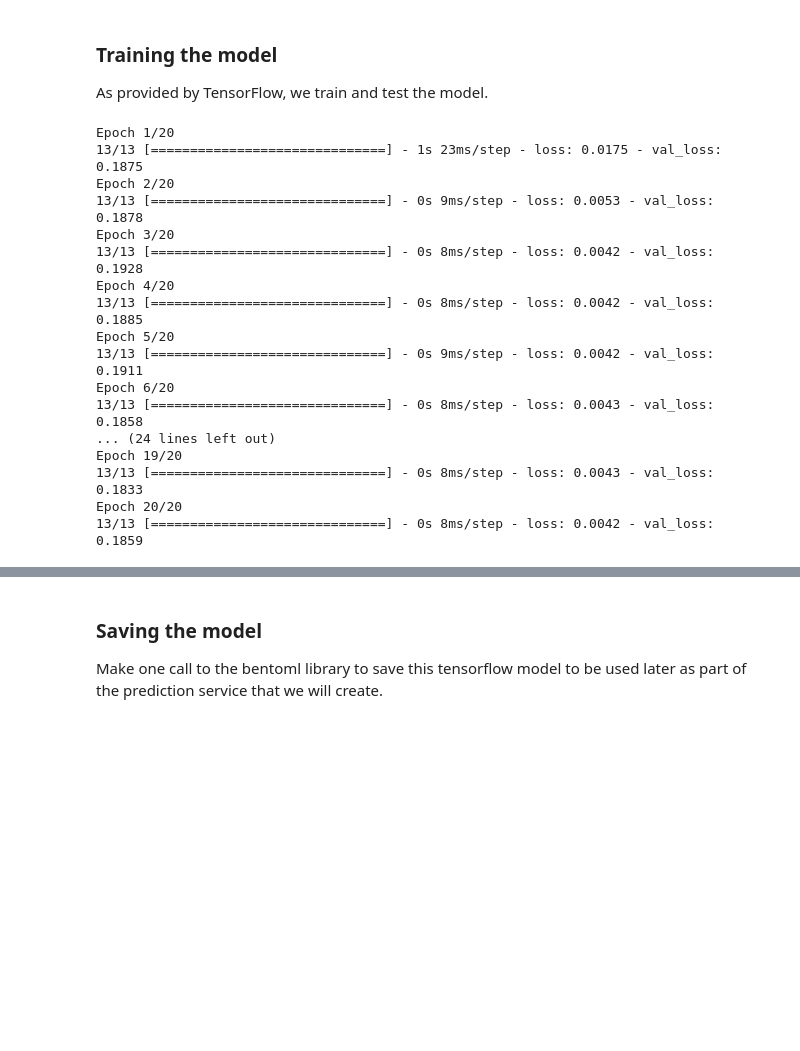
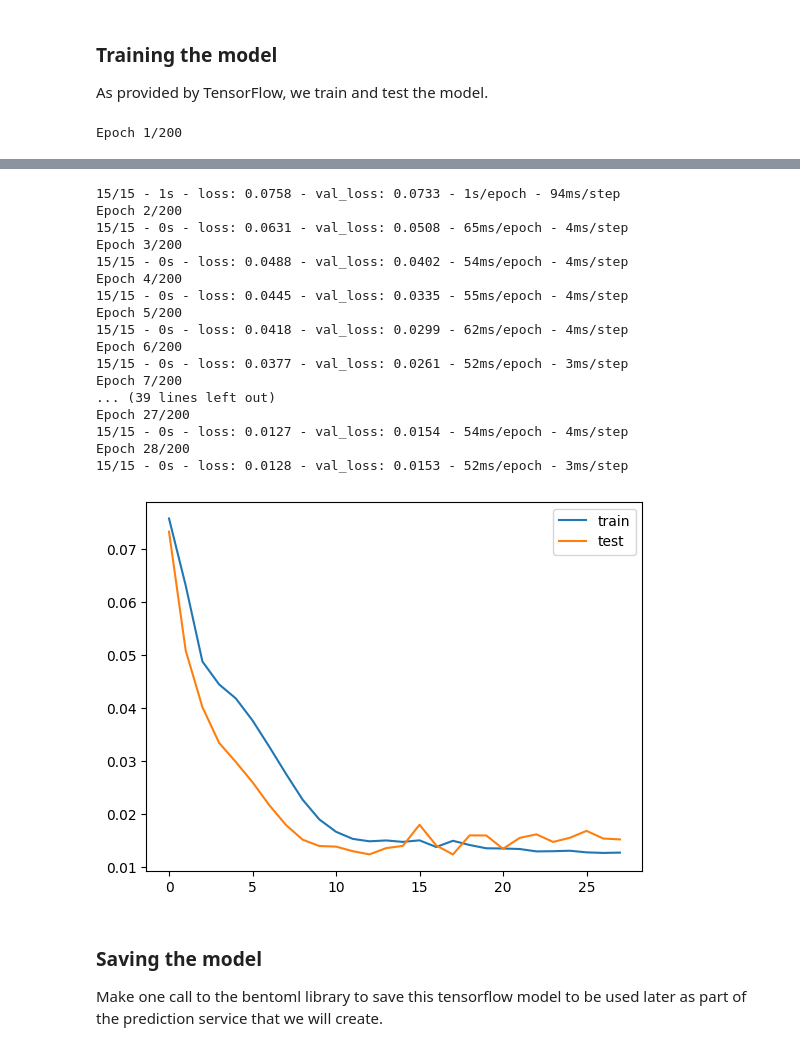
Before and after one commit to domgri/b_exercise, a Jupyter notebook: BentoML/tutorial.ipynb, the cells around one changed output, grey strips where cells are left out. Saved outputs shown, nothing was run; the diff lists cells and outputs as text; code cells hidden in the pictures; blank space fills up the shorter version.

Commit message:
update model and documentation

```diff
--- a/BentoML/tutorial.ipynb
+++ b/BentoML/tutorial.ipynb
@@ -122,17 +107,16 @@ testX = np.reshape(testX, (testX.shape[0],look_back, len(df.columns)))
 # %% [markdown]
 ## Define the model
 # %%
-n_forecast = 31
+n_forecast = 30
 num_features = 1
 
 class MyModel(Model):
     def __init__(self):
         super(MyModel, self).__init__()
         self.lstm = LSTM(32, return_sequences=False)
-        self.dense = Dense(n_forecast*num_features, kernel_initializer=tf.initializers.zeros())
+        self.dense = Dense(n_forecast*num_features)
         self.reshape = Reshape([n_forecast, num_features])
 
-    @tf.function(input_signature=[tf.TensorSpec([None, n_forecast, trainX.shape[2]], tf.float32)])
     def call(self, x):
         x = self.lstm(x)
         x = self.dense(x)
@@ -150,36 +134,18 @@ Then we initialize some simple tensorflow helper functions and create the traini
 
 As provided by TensorFlow, we train and test the model.
 # %%
-# TODO: include validation
+# stop earlier to avoid overfitting
+early_stopping = tf.keras.callbacks.EarlyStopping(monitor='val_loss',
+                                                    patience=10,
+                                                    mode='min')
 
-history = model.fit(
-    trainX,
-    trainY,
-    batch_size=64,
-    epochs=20,
-    validation_split=0.33,
-    # # We pass some validation for
-    # # monitoring validation loss and metrics
-    # # at the end of each epoch
-    # validation_data=(x_val, y_val),
-)
-
-#history= model.fit(trainX, trainY,validation_split=0.33, epochs=5, batch_size=32)
+# fit network
+history = model.fit(train_X, train_y, epochs=200, batch_size=100,
+    validation_data=(test_X, test_y), verbose=2, shuffle=False, callbacks=[early_stopping])
+# plot history
+pyplot.plot(history.history['loss'], label='train')
+pyplot.plot(history.history['val_loss'], label='test')
+pyplot.legend()
+pyplot.show()
 # %% [output]
-Epoch 1/20
-13/13 [==============================] - 1s 23ms/step - loss: 0.0175 - val_loss: 0.1875
-Epoch 2/20
-13/13 [==============================] - 0s 9ms/step - loss: 0.0053 - val_loss: 0.1878
-Epoch 3/20
-13/13 [==============================] - 0s 8ms/step - loss: 0.0042 - val_loss: 0.1928
-Epoch 4/20
-13/13 [==============================] - 0s 8ms/step - loss: 0.0042 - val_loss: 0.1885
-Epoch 5/20
-13/13 [==============================] - 0s 9ms/step - loss: 0.0042 - val_loss: 0.1911
-Epoch 6/20
-13/13 [==============================] - 0s 8ms/step - loss: 0.0043 - val_loss: 0.1858
-... (24 lines left out)
-Epoch 19/20
-13/13 [==============================] - 0s 8ms/step - loss: 0.0043 - val_loss: 0.1833
-Epoch 20/20
-13/13 [==============================] - 0s 8ms/step - loss: 0.0042 - val_loss: 0.1859
+Epoch 1/200
@@ -186,3 +153,21 @@ Epoch 20/20
+15/15 - 1s - loss: 0.0758 - val_loss: 0.0733 - 1s/epoch - 94ms/step
+Epoch 2/200
+15/15 - 0s - loss: 0.0631 - val_loss: 0.0508 - 65ms/epoch - 4ms/step
+Epoch 3/200
+15/15 - 0s - loss: 0.0488 - val_loss: 0.0402 - 54ms/epoch - 4ms/step
+Epoch 4/200
+15/15 - 0s - loss: 0.0445 - val_loss: 0.0335 - 55ms/epoch - 4ms/step
+Epoch 5/200
+15/15 - 0s - loss: 0.0418 - val_loss: 0.0299 - 62ms/epoch - 4ms/step
+Epoch 6/200
+15/15 - 0s - loss: 0.0377 - val_loss: 0.0261 - 52ms/epoch - 3ms/step
+Epoch 7/200
+... (39 lines left out)
+Epoch 27/200
+15/15 - 0s - loss: 0.0127 - val_loss: 0.0154 - 54ms/epoch - 4ms/step
+Epoch 28/200
+15/15 - 0s - loss: 0.0128 - val_loss: 0.0153 - 52ms/epoch - 3ms/step
+[figure, added]
 # %% [markdown]
 ### Saving the model
 
```
Also changed, not shown: parts of 23 cells of this notebook, 5 other files.
